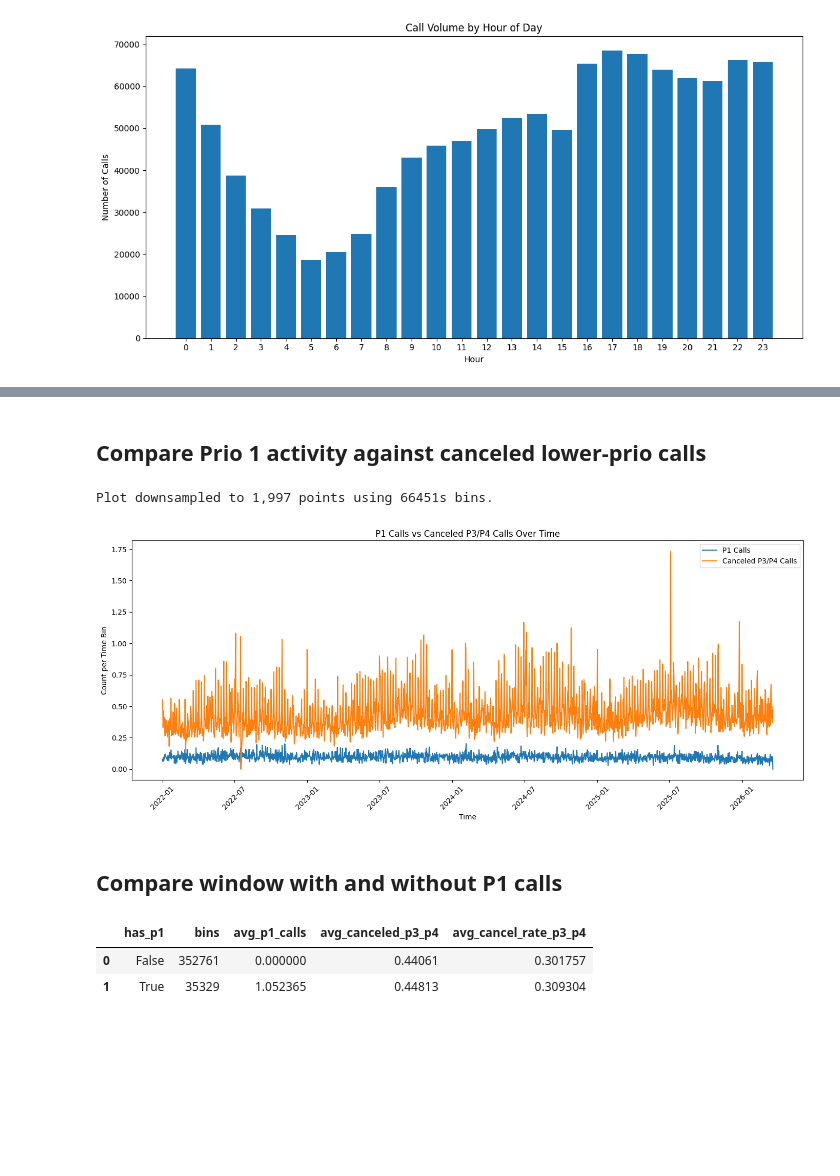
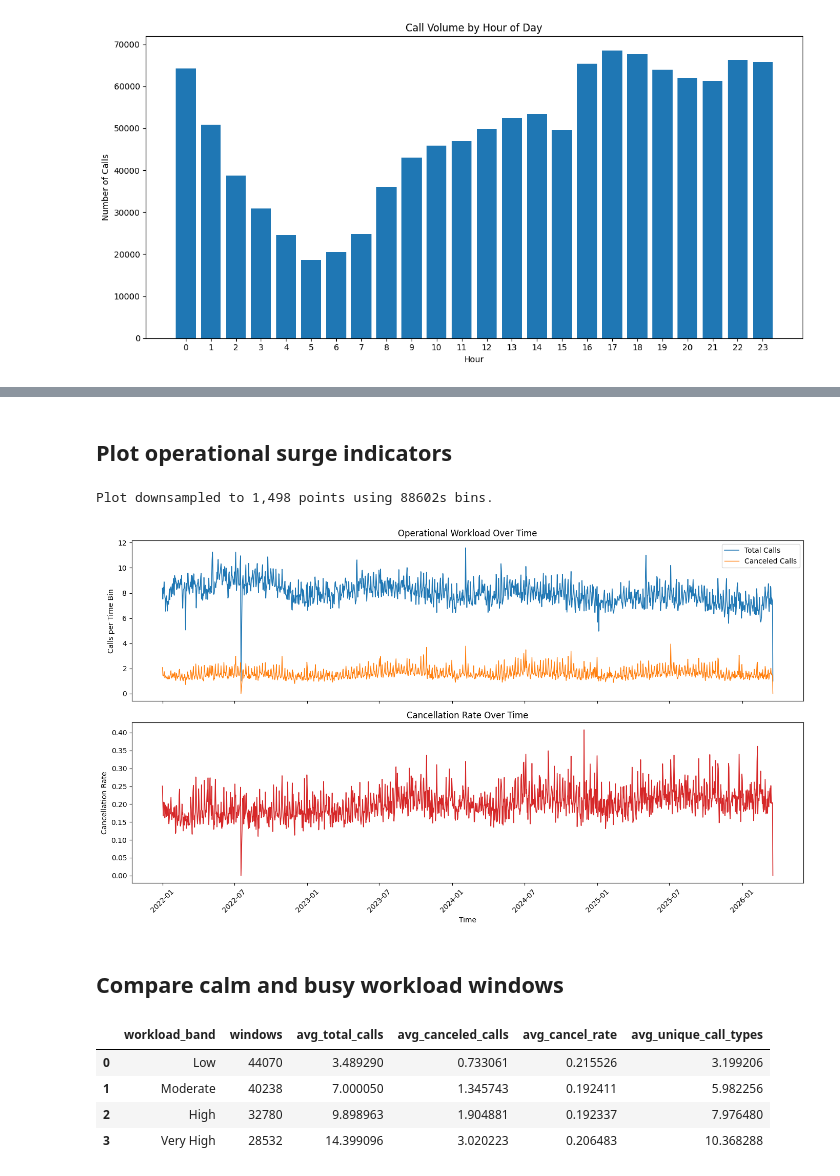
Before and after one commit to Edward-Vong/Quantifying-Breakpoint-of-SJPD-Response, a Jupyter notebook: police_call_EDA.ipynb, the cells around one changed output, grey strips where cells are left out. Saved outputs shown, nothing was run; the diff lists cells and outputs as text; code cells hidden in the pictures; blank space fills up the shorter version.

```diff
--- a/police_call_EDA.ipynb
+++ b/police_call_EDA.ipynb
@@ -621,58 +730,74 @@ display(agg.describe(include="all"))
 # %% [markdown]
-## Compare Prio 1 activity against canceled lower-prio calls
+## Plot operational surge indicators
 # %%
 plot_agg = agg.sort_values("time_bin").copy()
-max_plot_points = 2000
+max_plot_points = 1500
 
 if len(plot_agg) > max_plot_points:
     total_span_seconds = max(
         (plot_agg["time_bin"].max() - plot_agg["time_bin"].min()).total_seconds(),
         1
     )
     resample_seconds = max(int(total_span_seconds / max_plot_points), 1)
     resample_rule = f"{resample_seconds}s"
 
     plot_agg = (
-        plot_agg.set_index("time_bin")[["p1_calls", "canceled_p3_p4"]]
+        plot_agg.set_index("time_bin")[["total_calls", "canceled_calls", "cancel_rate"]]
                .resample(resample_rule)
                .mean()
                .dropna(how="all")
                .reset_index()
     )
     print(f"Plot downsampled to {len(plot_agg):,} points using {resample_rule} bins.")
 else:
     print(f"Plot uses full resolution ({len(plot_agg):,} points).")
 
-plt.figure(figsize=(14, 6))
-plt.plot(plot_agg["time_bin"], plot_agg["p1_calls"], label="P1 Calls")
-plt.plot(plot_agg["time_bin"], plot_agg["canceled_p3_p4"], label="Canceled P3/P4 Calls")
-plt.title("P1 Calls vs Canceled P3/P4 Calls Over Time")
-plt.xlabel("Time")
-plt.ylabel("Count per Time Bin")
-plt.legend()
+fig, axes = plt.subplots(2, 1, figsize=(14, 8), sharex=True)
+
+axes[0].plot(plot_agg["time_bin"], plot_agg["total_calls"], label="Total Calls", linewidth=1.2)
+axes[0].plot(plot_agg["time_bin"], plot_agg["canceled_calls"], label="Canceled Calls", linewidth=1.0)
+axes[0].set_title("Operational Workload Over Time")
+axes[0].set_ylabel("Calls per Time Bin")
+axes[0].legend()
+
+axes[1].plot(plot_agg["time_bin"], plot_agg["cancel_rate"], color="tab:red", linewidth=1.2)
+axes[1].set_title("Cancellation Rate Over Time")
+axes[1].set_xlabel("Time")
+axes[1].set_ylabel("Cancellation Rate")
+
 plt.xticks(rotation=45)
 plt.tight_layout()
 plt.show()
 # %% [output]
-Plot downsampled to 1,997 points using 66451s bins.
+Plot downsampled to 1,498 points using 88602s bins.
-[figure, old version]
+[figure, new version]
 # %% [markdown]
-## Compare window with and without P1 calls
+## Compare calm and busy workload windows
 # %%
-p1_compare = (
-    agg.groupby("has_p1")
+agg["workload_band"] = pd.qcut(
+    agg["total_calls"],
+    q=4,
+    labels=["Low", "Moderate", "High", "Very High"],
+    duplicates="drop"
+)
+
+workload_compare = (
+    agg.groupby("workload_band", observed=False)
        .agg(
-           bins=("time_bin", "count"),
-           avg_p1_calls=("p1_calls", "mean"),
-           avg_canceled_p3_p4=("canceled_p3_p4", "mean"),
-           avg_cancel_rate_p3_p4=("cancel_rate_p3_p4", "mean")
+           windows=("time_bin", "count"),
+           avg_total_calls=("total_calls", "mean"),
+           avg_canceled_calls=("canceled_calls", "mean"),
+           avg_cancel_rate=("cancel_rate", "mean"),
+           avg_unique_call_types=("unique_call_types", "mean")
        )
        .reset_index()
 )
 
-display(p1_compare)
+display(workload_compare)
 # %% [output]
-|  | has_p1 | bins | avg_p1_calls | avg_canceled_p3_p4 | avg_cancel_rate_p3_p4 |
-| 0 | False | 352761 | 0.000000 | 0.44061 | 0.301757 |
-| 1 | True | 35329 | 1.052365 | 0.44813 | 0.309304 |
+|  | workload_band | windows | avg_total_calls | avg_canceled_calls | avg_cancel_rate | avg_unique_call_types |
+| 0 | Low | 44070 | 3.489290 | 0.733061 | 0.215526 | 3.199206 |
+| 1 | Moderate | 40238 | 7.000050 | 1.345743 | 0.192411 | 5.982256 |
+| 2 | High | 32780 | 9.898963 | 1.904881 | 0.192337 | 7.976480 |
+| 3 | Very High | 28532 | 14.399096 | 3.020223 | 0.206483 | 10.368288 |
 # %% [markdown]
```
Also changed, not shown: parts of 18 cells of this notebook, 3 other files.
